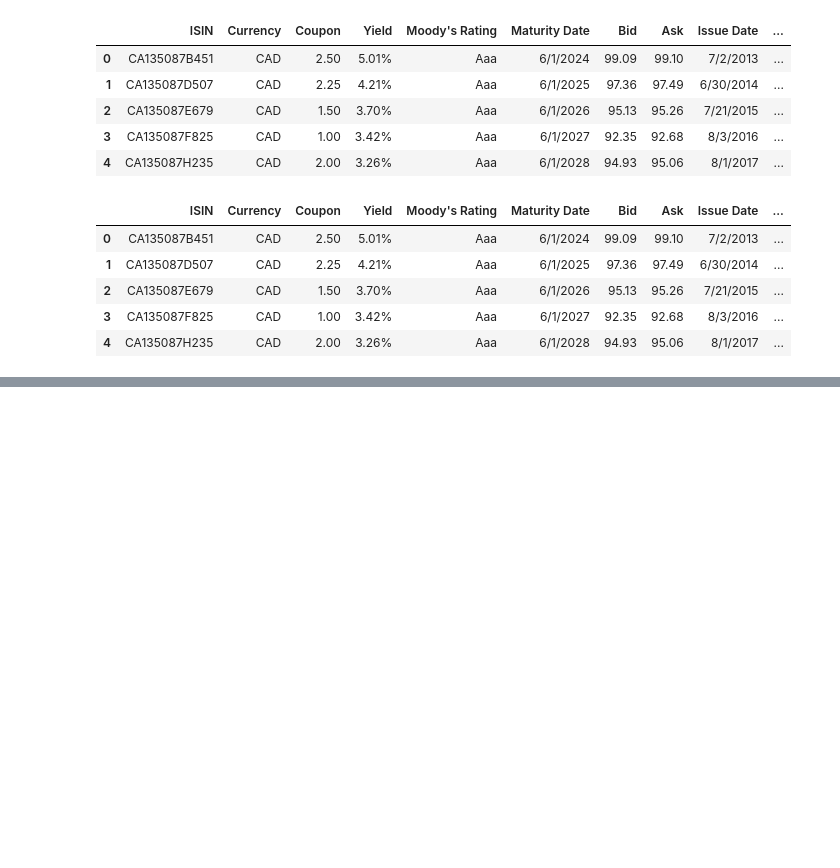
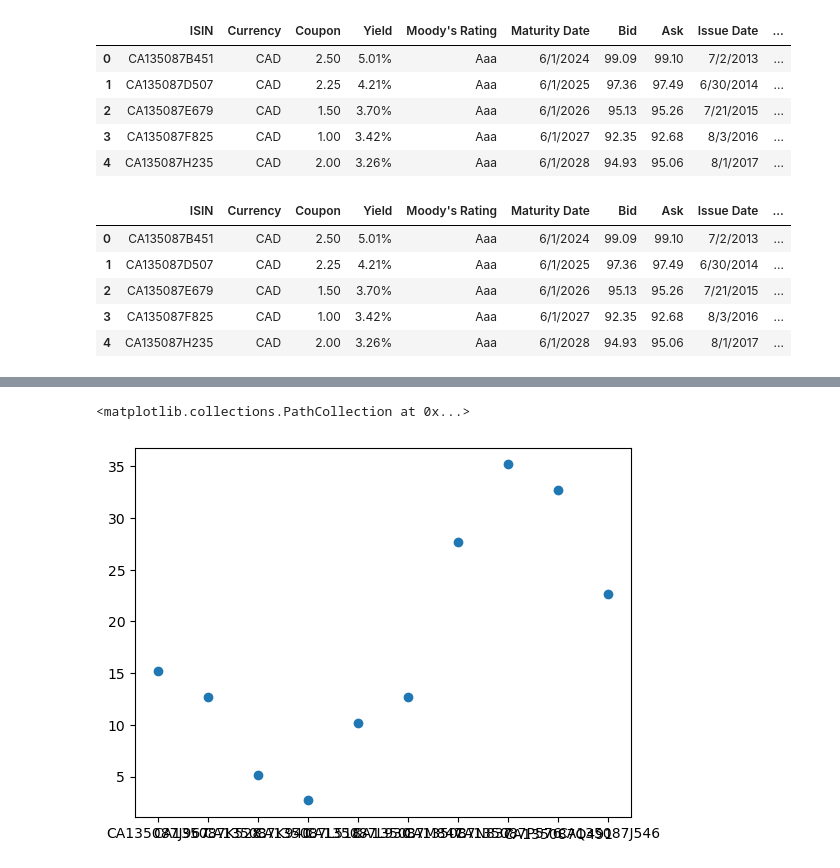
Before and after one commit to pinakin7/1856, a Jupyter notebook: Assignment 1/experiment.ipynb, the cells around one changed output, grey strips where cells are left out. Cells and saved outputs as stored; diff of their text form; code cells hidden in the pictures; blank space fills up the shorter version.

```diff
--- a/Assignment 1/experiment.ipynb
+++ b/Assignment 1/experiment.ipynb
@@ -101,0 +140,2 @@ plot_bonds_price(data)
+# %%
+data = zero_coupon_bonds(data)
@@ -101,0 +168,3 @@ plot_bonds_price(data)
+# %%
+data = data.loc[data.query("10 < `Compounding Periods` < 11").index]
+data = data.reset_index(drop=True)
@@ -101,0 +185,7 @@ plot_bonds_price(data)
+# %%
+import matplotlib.pyplot as plt
+
+plt.scatter(x="ISIN", y="YTM", data=data)
+# %% [output]
+<matplotlib.collections.PathCollection at 0x...>
+[figure, added]
```
Also changed, not shown: parts of 7 cells of this notebook, 2 other files.
